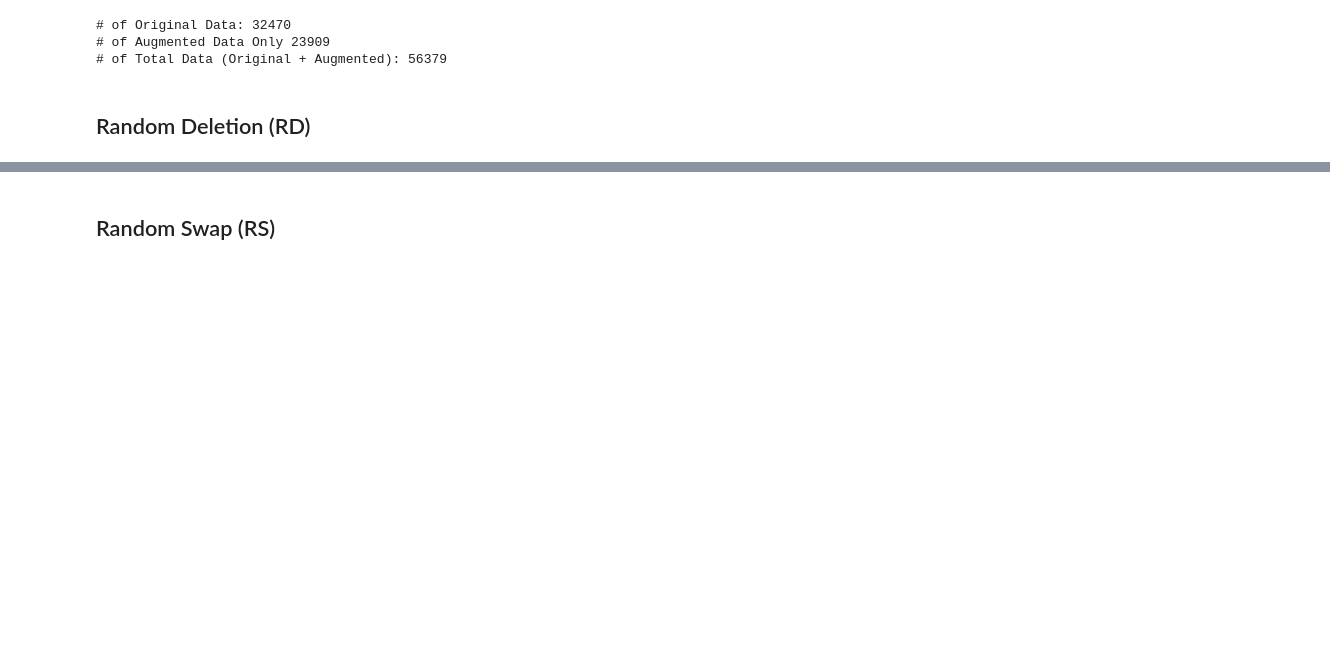
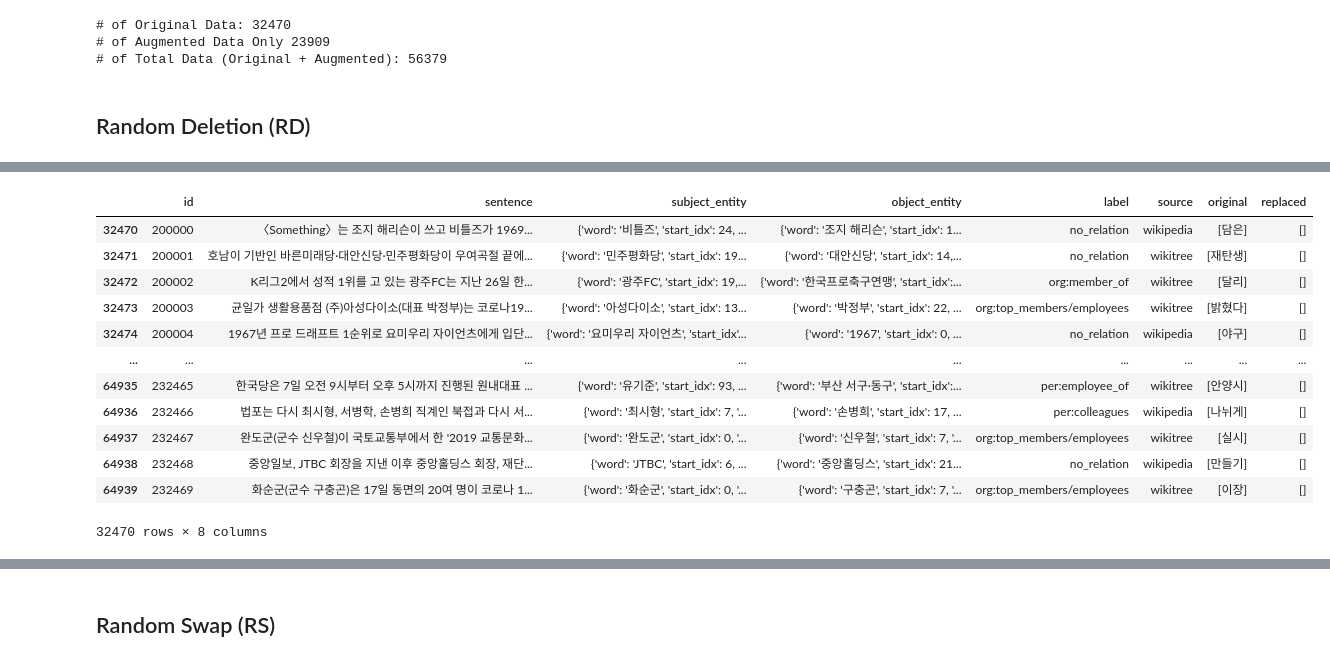
Before and after one commit to boostcampaitech5/level2_klue-nlp-09, a Jupyter notebook: preprocessing/kor_eda_ksh.ipynb, the cells around one changed output, grey strips where cells are left out. Drawn from its saved outputs; the diff is of its cells as text; code cells hidden in the pictures; blank space fills up the shorter version.

Commit message:
add data aug method (RD, RS, RI) in notebook

```diff
--- a/preprocessing/kor_eda_ksh.ipynb
+++ b/preprocessing/kor_eda_ksh.ipynb
@@ -78,6 +78,7 @@ from collections import defaultdict
 
 
 def synonym_replacement(data, n=2):
+    random.seed(42)
     replaced_dict = defaultdict(list)
     for idx, d in data.iterrows():
         sentence = d.sentence
@@ -88,6 +89,9 @@ def synonym_replacement(data, n=2):
         okt = Okt()
         words = [ss for ss in okt.morphs(sentence) if len(ss) > 1] # 1글자 유의어는 틀릴 확률이 너무 높기 때문에, 2글자 이상 단어만
         random_words = list(set([word for word in words]))
+        for random_word in random_words:
+            if random_word in sbj_dict['word'] or sbj_dict['word'] in random_word or random_word in obj_dict['word'] or obj_dict['word'] in random_word:
+                random_words.remove(random_word)
         random.shuffle(random_words)
 
         # 형태소 단위 단어 중 최대 n개의 단어를 유의어로 교체
@@ -96,25 +100,24 @@ def synonym_replacement(data, n=2):
         original_words, replaced_words = [], []
         len_changes = []
         for random_word in random_words:
-            if random_word not in sbj_dict['word'] and random_word not in obj_dict['word']: # entity에 들어있지 않은 단어들만
-                synonyms = get_synonyms(random_word)
-                if synonyms:
-                    replaced_index = replaced_sentence.find(random_word)
-                    replaced_indices.append(replaced_index)
+            synonyms = get_synonyms(random_word)
+            if synonyms:
+                replaced_index = replaced_sentence.find(random_word)
+                replaced_indices.append(replaced_index)
 
-                    synonym = random.choice(list(synonyms))
-                    original_words.append(random_word)
-                    replaced_words.append(synonym)
-                    len_changes.append(len(synonym) - len(random_word))
-                    replaced_sentence = replaced_sentence.replace(random_word, synonym, 1) # 중복 단어인 경우 1개만 변경. 몇 번째 단어를 바꿀지도 정할 수 있으면 좋음(나중에).
-                    num_replaced += 1
+                synonym = random.choice(list(synonyms))
+                original_words.append(random_word)
+                replaced_words.append(synonym)
+                len_changes.append(len(synonym) - len(random_word))
+                replaced_sentence = replaced_sentence.replace(random_word, synonym, 1) # 중복 단어인 경우 1개만 변경. 몇 번째 단어를 바꿀지도 정할 수 있으면 좋음(나중에).
+
+                num_replaced += 1
 
             if num_replaced == n:
                 break
 
         # 교체된 단어의 길이가 다른 경우, subject_entity와 object_entity의 index가 바뀌었으면 변경하여 저장
         for replaced_index, len_change in zip(replaced_indices, len_changes):
-
             if replaced_index < sbj_dict['start_idx']:
                 if replaced_index < obj_dict['start_idx']:
                     sbj_dict['start_idx'] = sbj_dict['start_idx'] + len_change
@@ -132,7 +135,7 @@ def synonym_replacement(data, n=2):
         # 증강된 데이터 저장을 위해 dict 형태로 제작
         if sentence != replaced_sentence:
             replaced_dict['sentence'].append(replaced_sentence)
-            replaced_dict['id'].append(100000 + d.id) # 증강되어 추가된 데이터의 id는 기존 id + 100000
+            replaced_dict['id'].append(100000 + d.id) # 증강되어 추가된 데이터의 id는 기존 id + 100000 (SR)
             replaced_dict['subject_entity'].append(str(sbj_dict))
             replaced_dict['object_entity'].append(str(obj_dict))
             replaced_dict['label'].append(d.label)
@@ -231,0 +322,2 @@ def random_deletion(words, p):
+# %%
+deleted_data = random_deletion(train_data, n=1)
@@ -231,0 +344,16 @@ def random_deletion(words, p):
+# %%
+deleted_data.iloc[32470:]
+# %% [output]
+|  | id | sentence | subject_entity | object_entity | label | source | original | replaced |
+| 32470 | 200000 | 〈Something〉는 조지 해리슨이 쓰고 비틀즈가 1969... | {'word': '비틀즈', 'start_idx': 24, ... | {'word': '조지 해리슨', 'start_idx': 1... | no_relation | wikipedia | [담은] | [] |
+| 32471 | 200001 | 호남이 기반인 바른미래당·대안신당·민주평화당이 우여곡절 끝에... | {'word': '민주평화당', 'start_idx': 19... | {'word': '대안신당', 'start_idx': 14,... | no_relation | wikitree | [재탄생] | [] |
+| 32472 | 200002 | K리그2에서 성적 1위를 고 있는 광주FC는 지난 26일 한... | {'word': '광주FC', 'start_idx': 19,... | {'word': '한국프로축구연맹', 'start_idx':... | org:member_of | wikitree | [달리] | [] |
+| 32473 | 200003 | 균일가 생활용품점 (주)아성다이소(대표 박정부)는 코로나19... | {'word': '아성다이소', 'start_idx': 13... | {'word': '박정부', 'start_idx': 22, ... | org:top_members/employees | wikitree | [밝혔다] | [] |
+| 32474 | 200004 | 1967년 프로 드래프트 1순위로 요미우리 자이언츠에게 입단... | {'word': '요미우리 자이언츠', 'start_idx'... | {'word': '1967', 'start_idx': 0, ... | no_relation | wikipedia | [야구] | [] |
+| ... | ... | ... | ... | ... | ... | ... | ... | ... |
+| 64935 | 232465 | 한국당은 7일 오전 9시부터 오후 5시까지 진행된 원내대표 ... | {'word': '유기준', 'start_idx': 93, ... | {'word': '부산 서구·동구', 'start_idx':... | per:employee_of | wikitree | [안양시] | [] |
+| 64936 | 232466 | 법포는 다시 최시형, 서병학, 손병희 직계인 북접과 다시 서... | {'word': '최시형', 'start_idx': 7, '... | {'word': '손병희', 'start_idx': 17, ... | per:colleagues | wikipedia | [나뉘게] | [] |
+| 64937 | 232467 | 완도군(군수 신우철)이 국토교통부에서 한 '2019 교통문화... | {'word': '완도군', 'start_idx': 0, '... | {'word': '신우철', 'start_idx': 7, '... | org:top_members/employees | wikitree | [실시] | [] |
+| 64938 | 232468 | 중앙일보, JTBC 회장을 지낸 이후 중앙홀딩스 회장, 재단... | {'word': 'JTBC', 'start_idx': 6, ... | {'word': '중앙홀딩스', 'start_idx': 21... | no_relation | wikipedia | [만들기] | [] |
+| 64939 | 232469 | 화순군(군수 구충곤)은 17일 동면의 20여 명이 코로나 1... | {'word': '화순군', 'start_idx': 0, '... | {'word': '구충곤', 'start_idx': 7, '... | org:top_members/employees | wikitree | [이장] | [] |
+32470 rows × 8 columns
```
Also changed, not shown: parts of 18 cells of this notebook.
